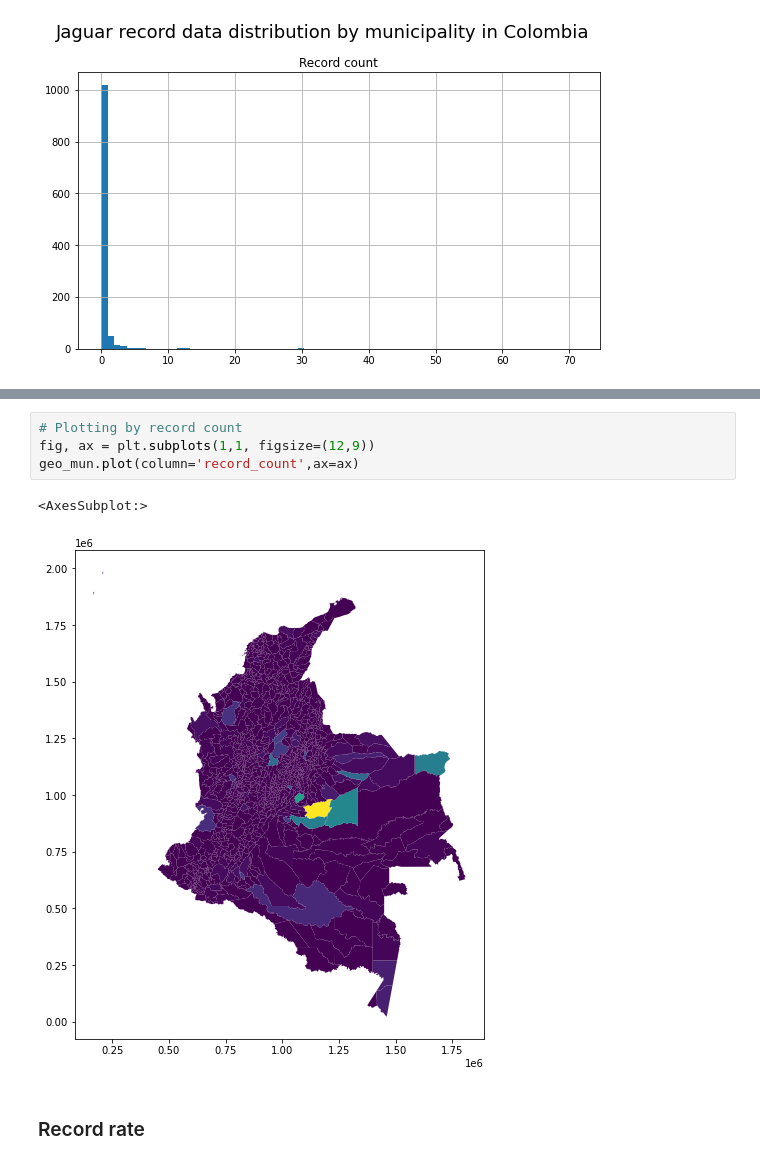
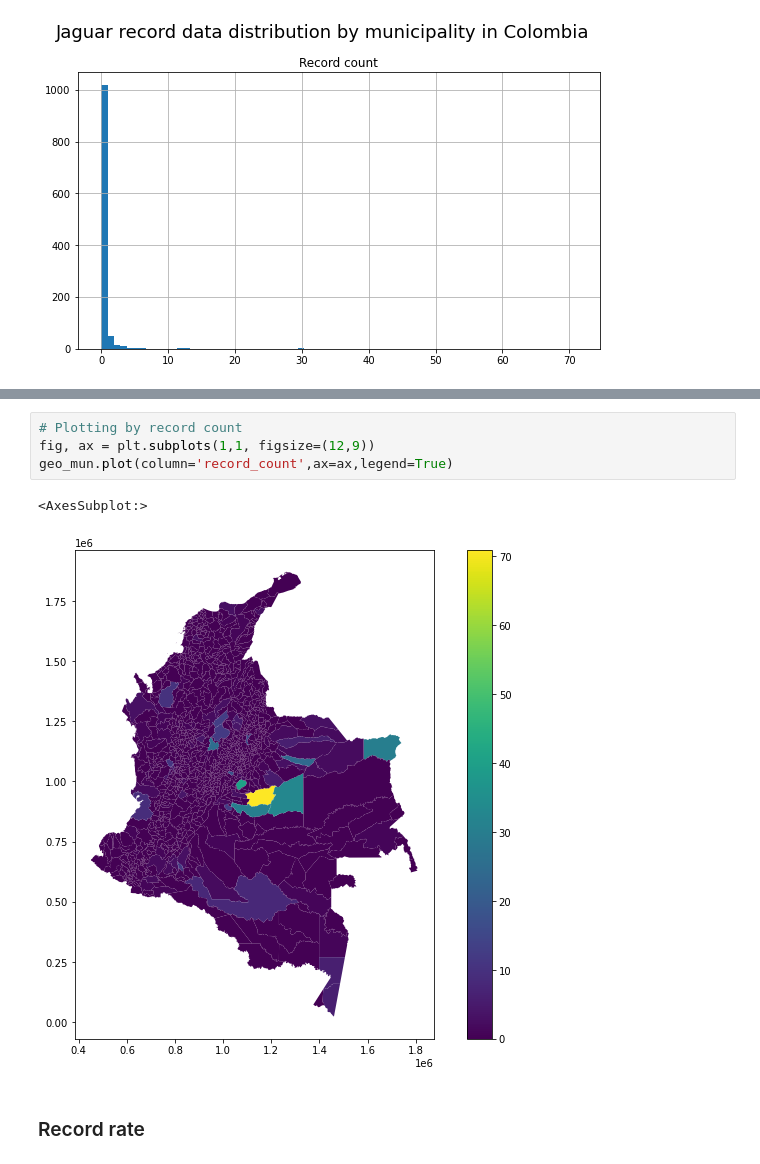
Before and after one commit to rpoandres/SE_Assessment, a Jupyter notebook: Main.ipynb, the cells around one changed output, grey strips where cells are left out. Cells and saved outputs as stored; diff of their text form.

```diff
--- a/Main.ipynb
+++ b/Main.ipynb
@@ -406,10 +409,10 @@ geo_mun[geo_mun.record_count == geo_mun.record_count.max()]
 # %%
 # Plotting by record count
 fig, ax = plt.subplots(1,1, figsize=(12,9))
-geo_mun.plot(column='record_count',ax=ax)
+geo_mun.plot(column='record_count',ax=ax,legend=True)
 # %% [output]
 <AxesSubplot:>
-[figure, old version]
+[figure, new version]
 # %% [markdown]
 ### Record rate
 # %% [markdown]
```
Also changed, not shown: parts of 37 cells of this notebook.
